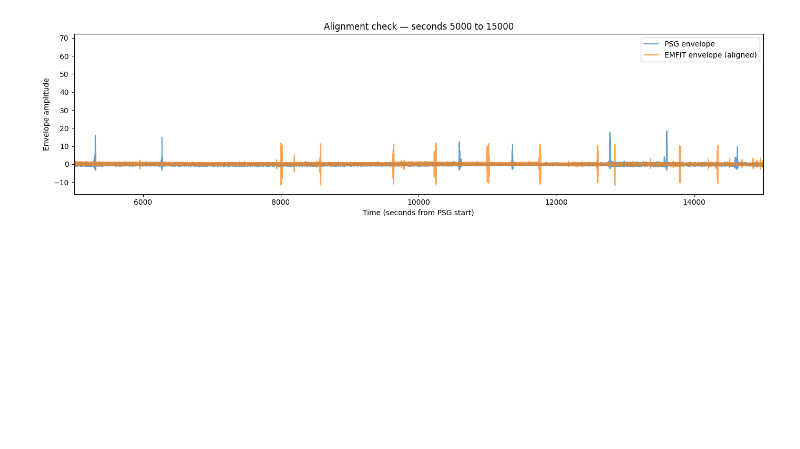
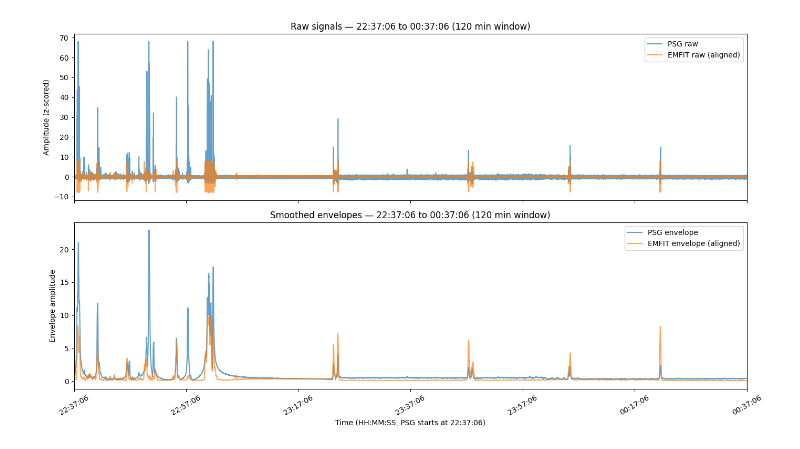
Before and after one commit to ryadl14/Mind_and_Skin, a Jupyter notebook: scripts/PSG_EMFIT_sync.ipynb, the cells around one changed output. Drawn from its saved outputs; the diff is of its cells as text; code cells hidden in the pictures; blank space fills up the shorter version.

Commit message:
Finalised the PSG_EMFIT_sync.ipynb, still need to edit it so it syncs all edf files.

```diff
--- a/scripts/PSG_EMFIT_sync.ipynb
+++ b/scripts/PSG_EMFIT_sync.ipynb
@@ -133,22 +142,22 @@ plt.show()
 # %%
-# Cross-correlate full signals
 correlation_full = correlate(psg_smooth, emfit_smooth, mode='full')
 lags_full = np.arange(-(len(emfit_smooth)-1), len(psg_smooth))
 
-lag_samples_full = lags_full[np.argmax(correlation_full)]
-lag_seconds_full = lag_samples_full / 32
+lag_samples = lags_full[np.argmax(correlation_full)]
+lag_seconds = lag_samples / PSG_FS
 
-print(f"Full recording lag: {lag_seconds_full:.2f} seconds")
+print(f"Optimal lag: {lag_seconds:.2f} seconds")
+print(f"Interpretation: {'EMFIT leads PSG' if lag_seconds < 0 else 'PSG leads EMFIT'} by {abs(lag_seconds):.2f}s")
 
-# Plot but zoom into ±600 seconds around zero
-mask = (lags_full/32 >= -600) & (lags_full/32 <= 600)
+# Plot zoomed to ±CORR_ZOOM_S seconds
+mask = (lags_full/PSG_FS >= -CORR_ZOOM_S) & (lags_full/PSG_FS <= CORR_ZOOM_S)
 
 fig, ax = plt.subplots(figsize=(14, 4))
-ax.plot(lags_full[mask]/32, correlation_full[mask])
-ax.axvline(x=lag_seconds_full, color='r', linestyle='--',
-           label=f'Peak lag: {lag_seconds_full:.2f}s')
-ax.set_title('Cross-correlation — full recording (zoomed to ±600s)')
+ax.plot(lags_full[mask]/PSG_FS, correlation_full[mask])
+ax.axvline(x=lag_seconds, color='r', linestyle='--', label=f'Peak lag: {lag_seconds:.2f}s')
+ax.set_title(f'Cross-correlation — full recording (zoomed to ±{CORR_ZOOM_S}s)')
 ax.set_xlabel('Lag (seconds)')
+ax.set_ylabel('Correlation')
 ax.legend()
 plt.tight_layout()
 plt.show()
@@ -220,26 +194,62 @@ emfit_aligned_envelope first 10 values: [0.99181221 0.99025695 0.98613014 0.9807
 # %%
-# Convert sample axis to time in seconds from PSG start
-psg_duration_seconds = len(psg_norm) / 32
-emfit_aligned_duration_minutes = len(emfit_norm) / 32 / 60
+# === CHANGE THESE to explore different parts of the recording ===
+start_hms = "00:00:00"   # Relative start time from PSG start in HH:MM:SS
+window_minutes = 120       # Window width in minutes
 
-time_axis_psg = np.linspace(0, psg_duration_seconds, len(psg_norm))
-time_axis_emfit = np.linspace(0, emfit_aligned_duration_seconds, len(emfit_norm))
+# Convert start_hms to seconds
+h, m, s = map(int, start_hms.split(':'))
+start_second = h * 3600 + m * 60 + s
+window_seconds = window_minutes * 60
 
-# Interactive time window selector
-start_second = 5000  # change this to explore different parts of the recording
-window_seconds = 10000  # how many seconds to show
+# Time axes relative to PSG start (in seconds)
+time_axis_psg = np.linspace(0, len(psg_smooth)/PSG_FS, len(psg_smooth))
+time_axis_emfit = np.linspace(0, len(emfit_aligned_envelope)/PSG_FS, len(emfit_aligned_envelope))
+time_axis_emfit_raw = np.linspace(0, len(emfit_raw_plot)/PSG_FS, len(emfit_raw_plot))
 
-fig, ax = plt.subplots(figsize=(14, 4))
+# PSG absolute start time for HH:MM:SS labels
+psg_start_timedelta = akti['time_delta'].iloc[0]
 
-ax.plot(time_axis_psg, psg_norm, label='PSG envelope', alpha=0.7)
-ax.plot(time_axis_emfit, emfit_norm, label='EMFIT envelope (aligned)', alpha=0.7)
+def seconds_to_hms(seconds_from_psg_start):
+    """Convert seconds from PSG start to absolute HH:MM:SS string"""
+    absolute = psg_start_timedelta + pd.to_timedelta(seconds_from_psg_start, unit='s')
+    total_seconds = int(absolute.total_seconds())
+    h = (total_seconds // 3600) % 24
+    m = (total_seconds % 3600) // 60
+    s = total_seconds % 60
+    return f"{h:02d}:{m:02d}:{s:02d}"
 
-ax.set_xlim(start_second, start_second + window_seconds)
-ax.set_title(f'Alignment check — seconds {start_second} to {start_second + window_seconds}')
-ax.set_xlabel('Time (seconds from PSG start)')
-ax.set_ylabel('Envelope amplitude')
-ax.legend()
+# Build x-axis tick labels in HH:MM:SS
+n_ticks = 7
+tick_positions = np.linspace(start_second, start_second + window_seconds, n_ticks)
+tick_labels = [seconds_to_hms(t) for t in tick_positions]
+
+fig, axs = plt.subplots(2, 1, figsize=(14, 8), sharex=True)
+
+# Raw signals
+psg_raw_plot = psg_signal / (np.nanstd(psg_signal) + 1e-12)
+emfit_raw_plot = emfit_aligned_ds / (np.nanstd(emfit_aligned_ds) + 1e-12)
+
+axs[0].plot(time_axis_psg, psg_raw_plot, label='PSG raw', alpha=0.7)
+axs[0].plot(time_axis_emfit_raw, emfit_raw_plot, label='EMFIT raw (aligned)', alpha=0.7)
+axs[0].set_title(f'Raw signals — {seconds_to_hms(start_second)} to {seconds_to_hms(start_second + window_seconds)} ({window_minutes} min window)')
+axs[0].set_ylabel('Amplitude (z-scored)')
+axs[0].legend()
+axs[0].set_xticks(tick_positions)
+axs[0].set_xticklabels(tick_labels, rotation=30)
+
+# Smoothed envelopes
+axs[1].plot(time_axis_psg, psg_smooth, label='PSG envelope', alpha=0.7)
+axs[1].plot(time_axis_emfit, emfit_aligned_envelope, label='EMFIT envelope (aligned)', alpha=0.7)
+axs[1].set_title(f'Smoothed envelopes — {seconds_to_hms(start_second)} to {seconds_to_hms(start_second + window_seconds)} ({window_minutes} min window)')
+axs[1].set_xlabel(f'Time (HH:MM:SS, PSG starts at {seconds_to_hms(0)})')
+axs[1].set_ylabel('Envelope amplitude')
+axs[1].legend()
+axs[1].set_xticks(tick_positions)
+axs[1].set_xticklabels(tick_labels, rotation=30)
+
+axs[0].set_xlim(start_second, start_second + window_seconds)
+
 plt.tight_layout()
 plt.show()
 # %% [output]
-[figure, old version]
+[figure, new version]
```
Also changed, not shown: parts of 22 cells of this notebook.
